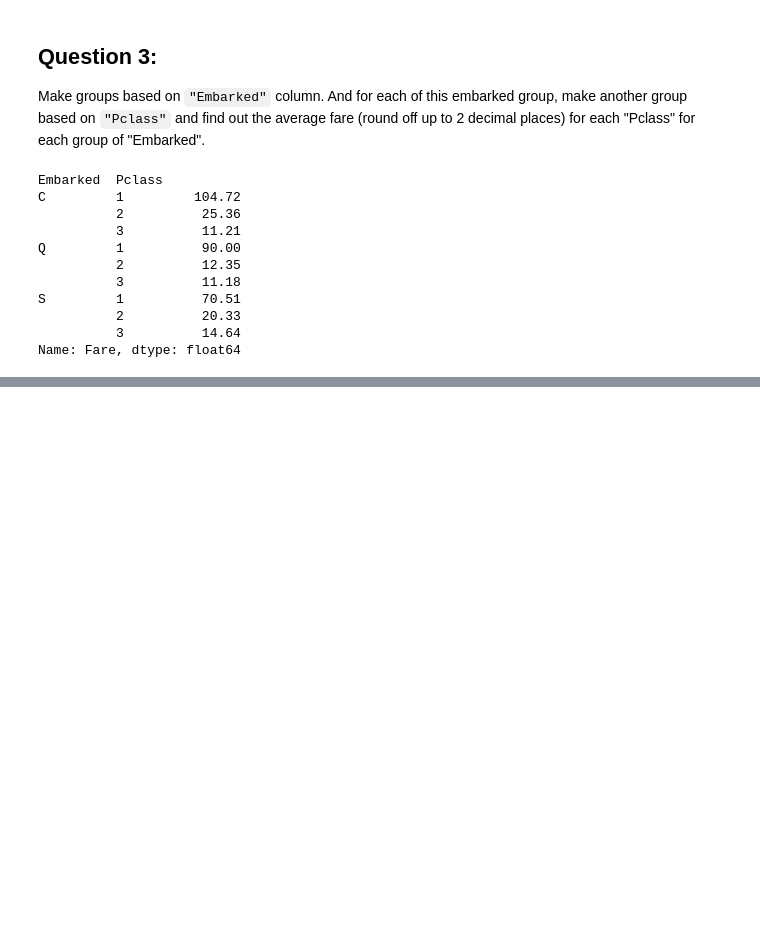
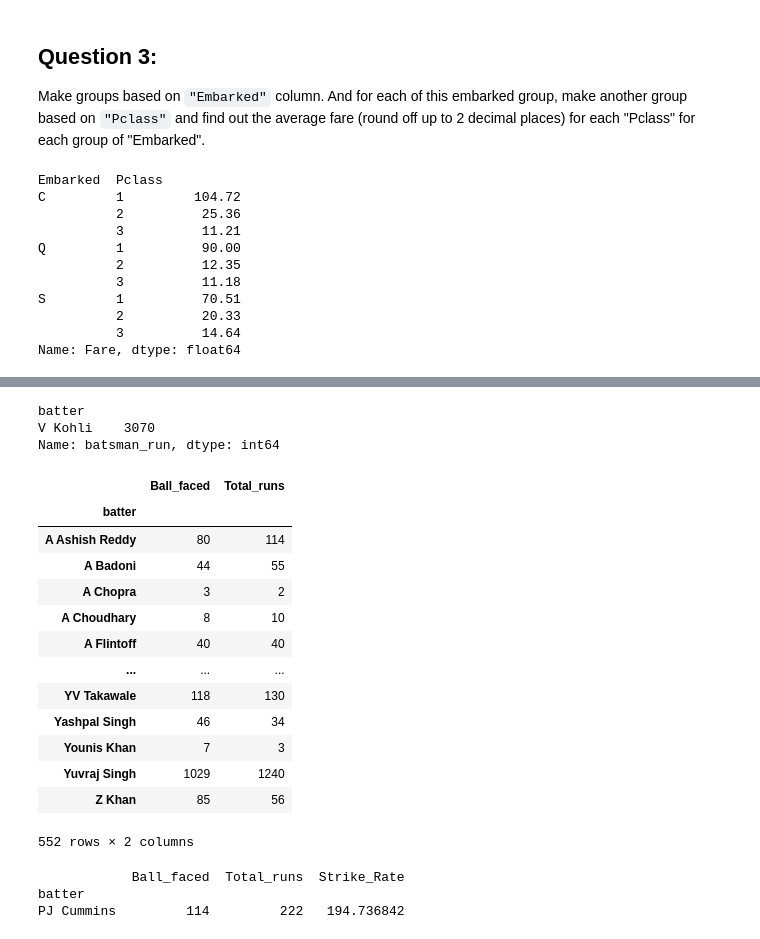
Before and after one commit to muhammad-saad-2006/ai-learning, a Jupyter notebook: week1/pandas-practice.ipynb, the cells around one changed output, grey strips where cells are left out. Saved outputs shown, nothing was run; the diff lists cells and outputs as text; code cells hidden in the pictures; blank space fills up the shorter version.

```diff
--- a/week1/pandas-practice.ipynb
+++ b/week1/pandas-practice.ipynb
@@ -612,0 +723,49 @@ Name: Fare, dtype: float64
+# %%
+ipl_df = pd.read_csv("E:/ai-learning/data/ipl_deliveries.csv")
+
+# first filter the table for 2nd innings only
+chasing_team = ipl_df[ipl_df['innings'] == 2]
+
+#exclude wide deliveries from ball count
+valid_deliveries = chasing_team[(chasing_team['extra_type'].isna()) | (~chasing_team['extra_type'].isin(['wides', 'wide']))]
+
+
+# find the high scoring batsman
+high_scoring_batsman = chasing_team.groupby('batter')['batsman_run'].sum().sort_values(ascending=False).head(1)
+display(high_scoring_batsman)
+
+# now find the batsman with best strike rate
+
+#first of all separating batsman stats of ball faced and total runs
+batsman_stats = valid_deliveries.groupby('batter').agg(
+    Ball_faced=('ballnumber', 'count'),
+    Total_runs= ('batsman_run', 'sum'))
+display(batsman_stats)
+
+# now filter the stats include only batsman who have faced 100 balls
+balls_above_100 = batsman_stats[batsman_stats['Ball_faced'] >= 100]
+
+# now find the batter with best strike rate
+balls_above_100['Strike_Rate'] = (balls_above_100['Total_runs'] / balls_above_100['Ball_faced']) * 100
+print(balls_above_100.sort_values(by='Strike_Rate', ascending=False).head(1))
+# %% [output]
+batter
+V Kohli    3070
+Name: batsman_run, dtype: int64
+|  | Ball_faced | Total_runs |
+| batter |  |  |
+| A Ashish Reddy | 80 | 114 |
+| A Badoni | 44 | 55 |
+| A Chopra | 3 | 2 |
+| A Choudhary | 8 | 10 |
+| A Flintoff | 40 | 40 |
+| ... | ... | ... |
+| YV Takawale | 118 | 130 |
+| Yashpal Singh | 46 | 34 |
+| Younis Khan | 7 | 3 |
+| Yuvraj Singh | 1029 | 1240 |
+| Z Khan | 85 | 56 |
+552 rows × 2 columns
+            Ball_faced  Total_runs  Strike_Rate
+batter
+PJ Cummins         114         222   194.736842
```
Also changed, not shown: parts of 12 cells of this notebook.
